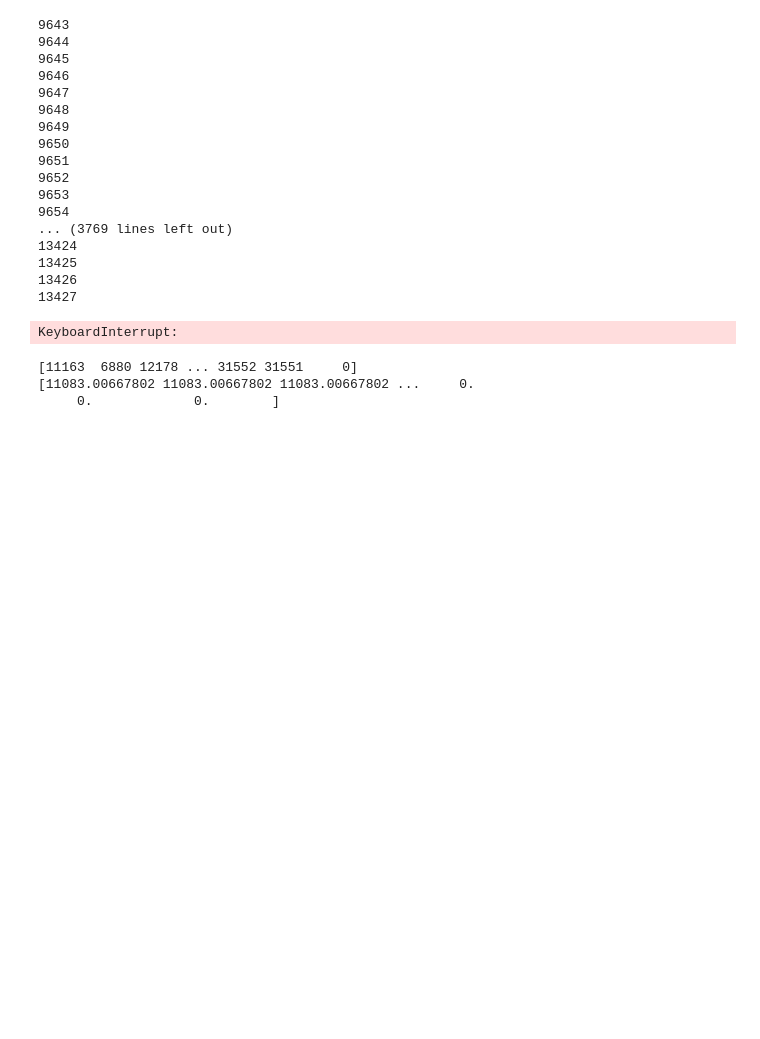
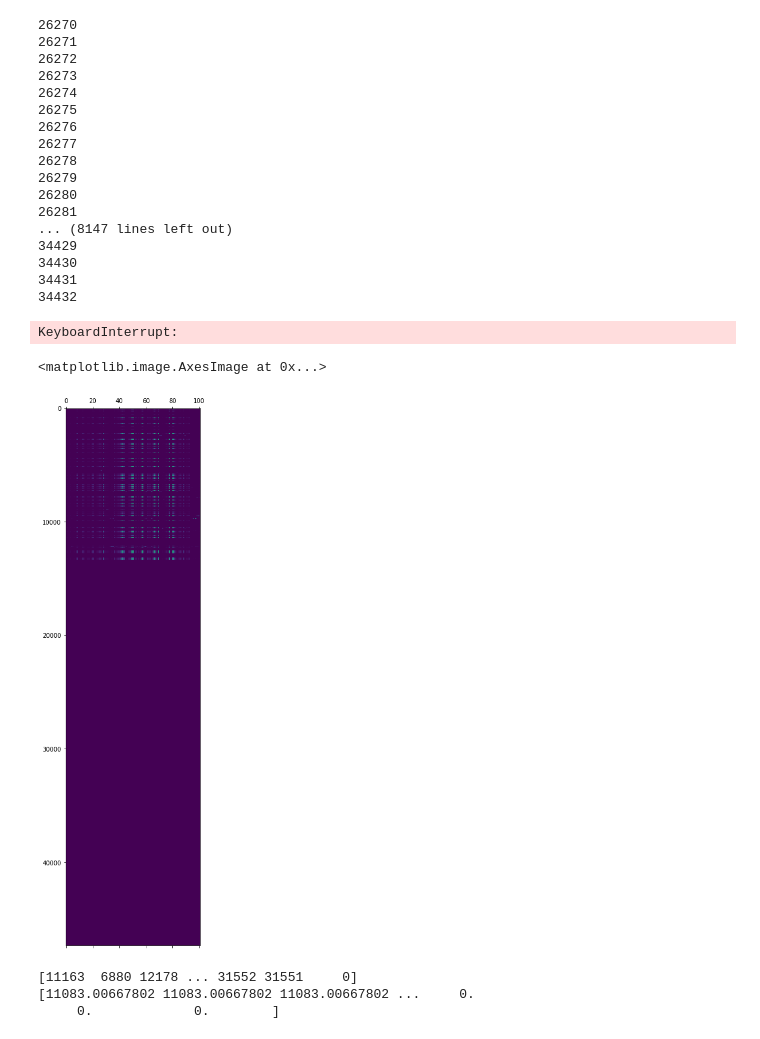
Before and after one commit to zhiyun-deng/Pre-MrMP, a Jupyter notebook: rcv1subset1/feature_reduction_rcv1.ipynb, the cells around one changed output. Cells and saved outputs as stored; diff of their text form; code cells hidden in the pictures; blank space fills up the shorter version.

```diff
--- a/rcv1subset1/feature_reduction_rcv1.ipynb
+++ b/rcv1subset1/feature_reduction_rcv1.ipynb
@@ -15,7 +15,7 @@ matrix.get_shape() # (3000, 47337). Last attribute Att47236 occurs in index 4723
 # chi squared
 chi2 = np.zeros((matrix.get_shape()[1],101)) # num_features x num_labels
 # %%
-for i in range(9643,chi2.shape[0]):
+for i in range(26270,chi2.shape[0]):
 
   print(i)
   for j in range(chi2.shape[1]):
@@ -33,27 +33,33 @@ for i in range(9643,chi2.shape[0]):
     else:
         chi2[i,j] = 0
 # %% [output]
-9643
-9644
-9645
-9646
-9647
-9648
-9649
-9650
-9651
-9652
-9653
-9654
-... (3769 lines left out)
-13424
-13425
-13426
-13427
+26270
+26271
+26272
+26273
+26274
+26275
+26276
+26277
+26278
+26279
+26280
+26281
+... (8147 lines left out)
+34429
+34430
+34431
+34432
 KeyboardInterrupt:
 # %%
 import numpy as np
-chi2=np.load('chi2_2.npy')
+np.save('chi2_6.npy', chi2)
+# %%
+import matplotlib.pyplot as plt
+plt.matshow(chi2, aspect='auto')
+# %% [output]
+<matplotlib.image.AxesImage at 0x...>
+[figure, added]
 # %%
 features_total_chi = np.sum(chi2,1)
 print(np.argsort(features_total_chi)[::-1])
```
Also changed, not shown: 9 other files.
